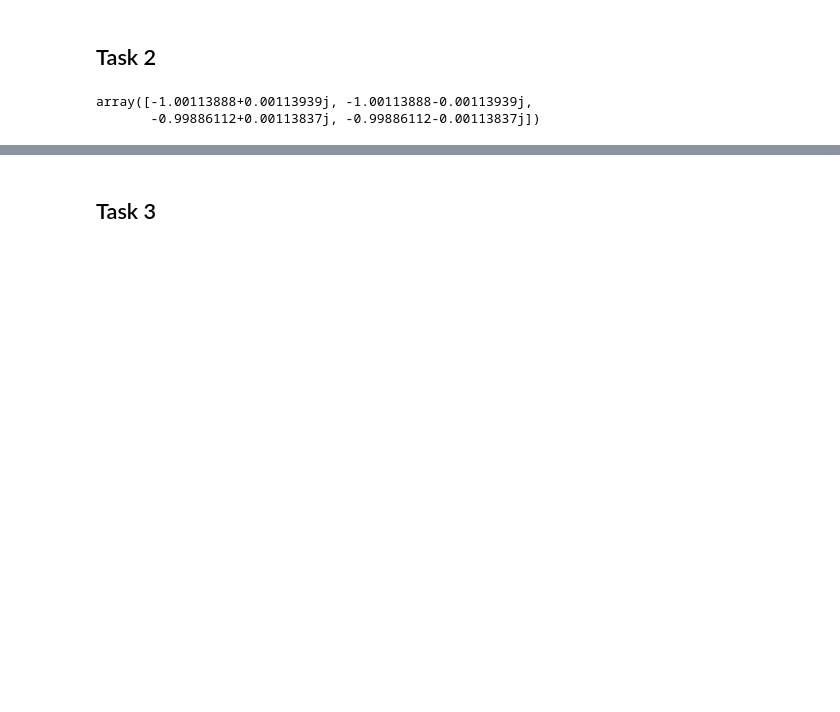
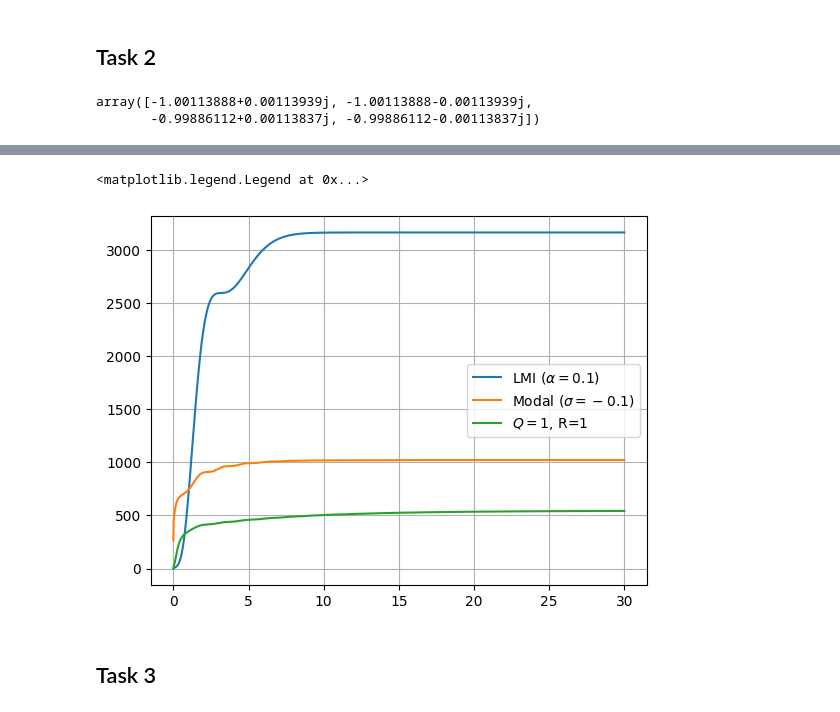
Before and after one commit to diuzhevVlad/control-theory-itmo-2023-2024, a Jupyter notebook: Lab10/Lab10.ipynb, the cells around one changed output, grey strips where cells are left out. Cells and saved outputs as stored; diff of their text form; code cells hidden in the pictures; blank space fills up the shorter version.

```diff
--- a/Lab10/Lab10.ipynb
+++ b/Lab10/Lab10.ipynb
@@ -183,3 +193,14 @@ ax_1[1,2].legend()
+# %%
+u_lmi = k_lmi@y_2_lmi.states
+# %%
+plt.plot(time_1,np.cumsum(np.diagonal(y_2_mod.states.T@q@y_2_mod.states + u_mod.T@r@u_mod)*(time_2[-1]-time_2[-2])),label="LMI ($\\alpha=0.1$)")
+plt.plot(time_1,np.cumsum(np.diagonal(y_2_lmi.states.T@q@y_2_lmi.states + u_lmi.T@r@u_lmi)*(time_2[-1]-time_2[-2])),label="Modal ($\sigma=-0.1$)")
+plt.plot(time_1,j_int,label="$Q=1$, R=1")
+plt.grid()
+plt.legend()
+# %% [output]
+<matplotlib.legend.Legend at 0x...>
+[figure, added]
 # %% [markdown]
 ## Task 3
 # %%
```
Also changed, not shown: parts of 13 cells of this notebook, 15 other files.
